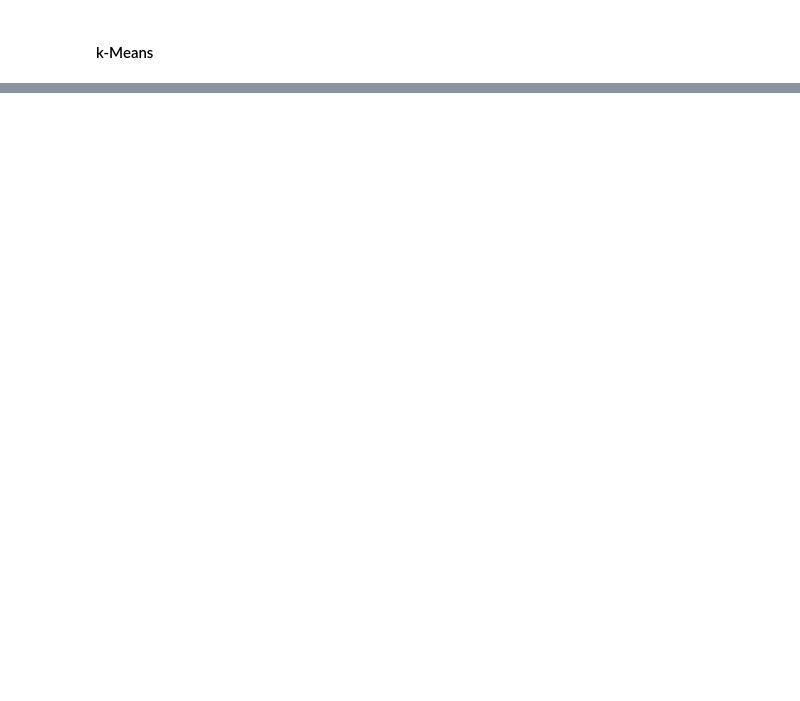
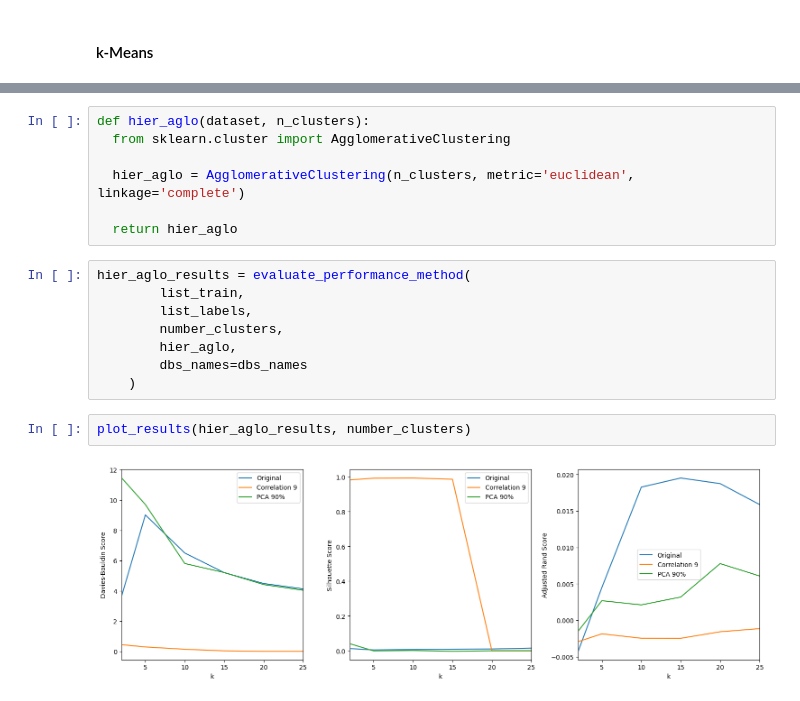
Before and after one commit to jsleocadio/IMD0188-APRENDIZADO_DE_MAQUINA, a Jupyter notebook: ml_unsupervised.ipynb, the cells around one changed output, grey strips where cells are left out. Drawn from its saved outputs; the diff is of its cells as text; blank space fills up the shorter version.

```diff
--- a/ml_unsupervised.ipynb
+++ b/ml_unsupervised.ipynb
@@ -301,0 +320,19 @@ plot_accuracy(kmeans_results, number_clusters)
+# %%
+def hier_aglo(dataset, n_clusters):
+  from sklearn.cluster import AgglomerativeClustering
+
+  hier_aglo = AgglomerativeClustering(n_clusters, metric='euclidean', linkage='complete')
+
+  return hier_aglo
+# %%
+hier_aglo_results = evaluate_performance_method(
+        list_train,
+        list_labels,
+        number_clusters,
+        hier_aglo,
+        dbs_names=dbs_names
+    )
+# %%
+plot_results(hier_aglo_results, number_clusters)
+# %% [output]
+[figure, added]
```
Also changed, not shown: parts of 32 cells of this notebook.
